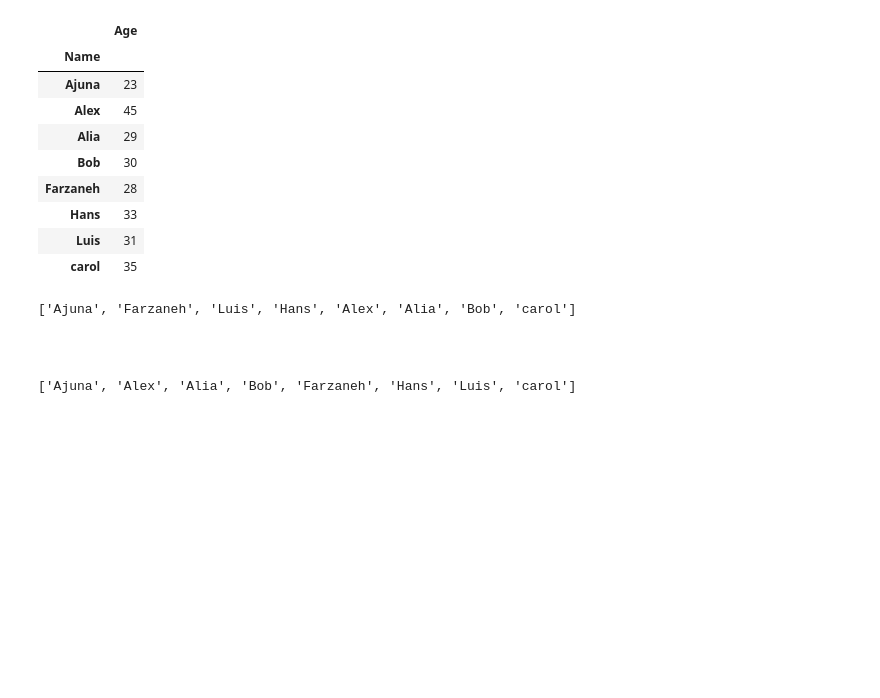
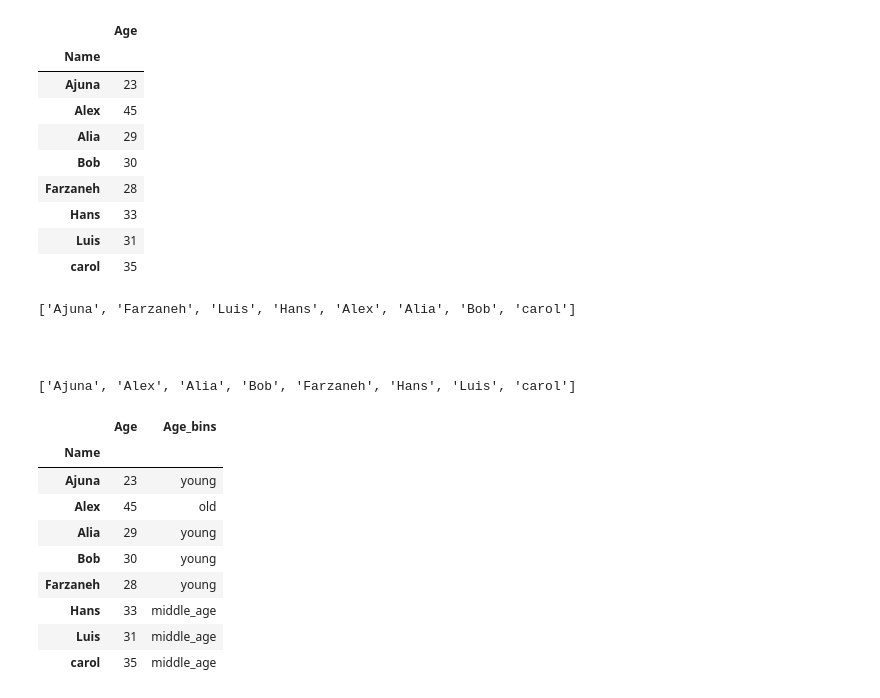
Before and after one commit to Sujichereddy/IDA2023, a Jupyter notebook: ReDiSchool-info.ipynb, the cells around one changed output. Drawn from its saved outputs; the diff is of its cells as text; code cells hidden in the pictures; blank space fills up the shorter version.

```diff
--- a/ReDiSchool-info.ipynb
+++ b/ReDiSchool-info.ipynb
@@ -179,3 +179,18 @@ for teacher in New_list:
 print(New_Name_list)
 # %% [output]
 ['Ajuna', 'Alex', 'Alia', 'Bob', 'Farzaneh', 'Hans', 'Luis', 'carol']
+# %%
+Avg_age_per_teacher['Age_bins']= pd.cut(Avg_age_per_teacher['Age'], bins =3, labels=('young','middle_age','old'))
+# %%
+Avg_age_per_teacher
+# %% [output]
+|  | Age | Age_bins |
+| Name |  |  |
+| Ajuna | 23 | young |
+| Alex | 45 | old |
+| Alia | 29 | young |
+| Bob | 30 | young |
+| Farzaneh | 28 | young |
+| Hans | 33 | middle_age |
+| Luis | 31 | middle_age |
+| carol | 35 | middle_age |
```
